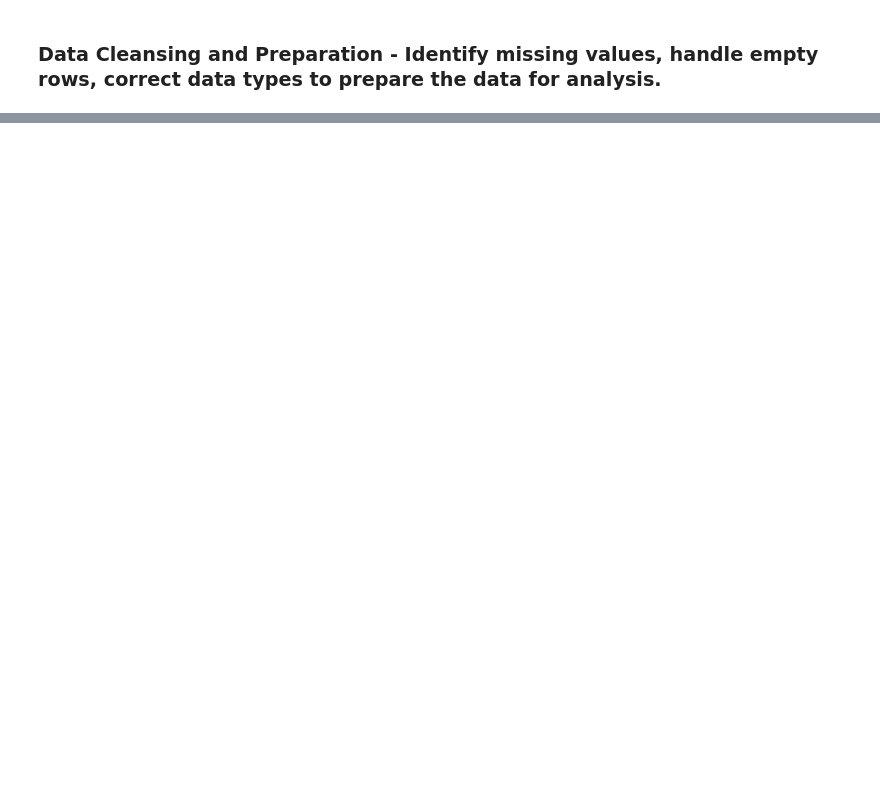
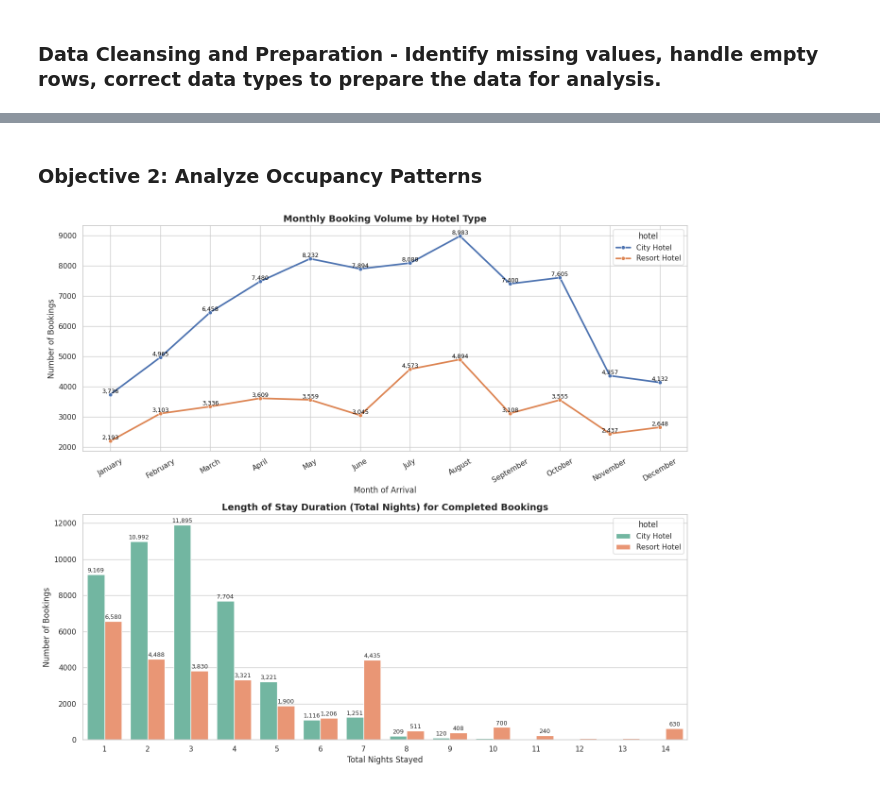
Before and after one commit to anniechooimh/Hospitality-Analytics, a Jupyter notebook: Capstone_Hospitality Analysis.ipynb, the cells around one changed output, grey strips where cells are left out. Cells and saved outputs as stored; diff of their text form; code cells hidden in the pictures; blank space fills up the shorter version.

```diff
--- a/Capstone_Hospitality Analysis.ipynb
+++ b/Capstone_Hospitality Analysis.ipynb
@@ -529,0 +275,48 @@ Based on our deep dive into the reservation statuses (**Check-Out**, **Canceled*
+# %% [markdown]
+### Objective 2: Analyze Occupancy Patterns
+# %%
+# Order months chronologically
+month_order = ['January', 'February', 'March', 'April', 'May', 'June',
+               'July', 'August', 'September', 'October', 'November', 'December']
+
+sns.set_theme(style="whitegrid")
+fig, axes = plt.subplots(2, 1, figsize=(14, 12))
+
+# 1. Monthly Seasonality Trend by Hotel Type
+# Fixed: Replaced the undefined 'analysis_df' with the defined 'merged_booking'
+monthly_bookings = merged_booking.groupby(['arrival_date_month', 'hotel']).size().reset_index(name='booking_count')
+monthly_bookings['arrival_date_month'] = pd.Categorical(monthly_bookings['arrival_date_month'], categories=month_order, ordered=True)
+monthly_bookings = monthly_bookings.sort_values('arrival_date_month')
+
+ax1 = sns.lineplot(data=monthly_bookings, x='arrival_date_month', y='booking_count', hue='hotel', marker='o', linewidth=2.5, ax=axes[0])
+for hotel_name in monthly_bookings['hotel'].unique():
+    sub_data = monthly_bookings[monthly_bookings['hotel'] == hotel_name]
+    for x, y in zip(sub_data['arrival_date_month'], sub_data['booking_count']):
+        ax1.text(x, y, f'{y:,}', color='black', ha='center', va='bottom', fontsize=9)
+
+axes[0].set_title('Monthly Booking Volume by Hotel Type', fontsize=14, fontweight='bold')
+axes[0].set_xlabel('Month of Arrival')
+axes[0].set_ylabel('Number of Bookings')
+axes[0].tick_params(axis='x', rotation=30)
+
+# 2. Length of Stay Distribution (Total Nights) for Completed Bookings
+completed_bookings = merged_booking[~merged_booking['is_canceled']]
+stay_duration = completed_bookings.groupby(['total_nights', 'hotel']).size().reset_index(name='booking_count')
+
+# Filter to standard stays (1 to 14 nights) for clean visualization
+stay_duration = stay_duration[stay_duration['total_nights'].between(1, 14)]
+
+ax2 = sns.barplot(data=stay_duration, x='total_nights', y='booking_count', hue='hotel', ax=axes[1], palette='Set2')
+for p in ax2.patches:
+    height = p.get_height()
+    if height > 100: # Only annotate visible bars
+        ax2.annotate(f'{int(height):,}', (p.get_x() + p.get_width() / 2., height), ha='center', va='center', xytext=(0, 6), textcoords='offset points', fontsize=9)
+
+axes[1].set_title('Length of Stay Duration (Total Nights) for Completed Bookings', fontsize=14, fontweight='bold')
+axes[1].set_xlabel('Total Nights Stayed')
+axes[1].set_ylabel('Number of Bookings')
+
+plt.tight_layout()
+plt.show()
+# %% [output]
+[figure, added]
```
Also changed, not shown: parts of 55 cells of this notebook.
